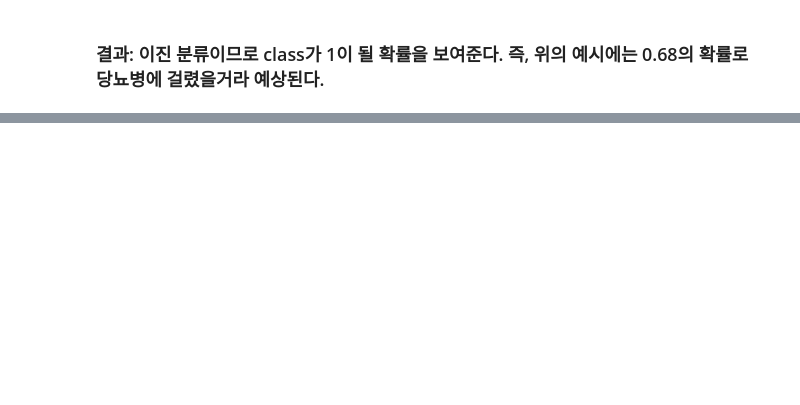
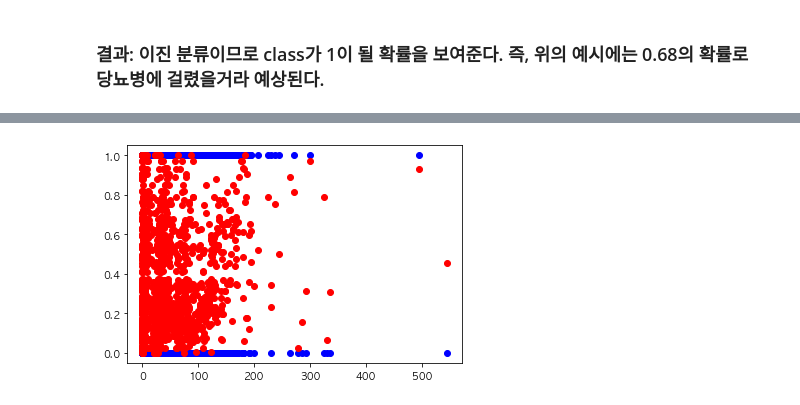
Before and after one commit to serendipi27/GJAI_NLP, a Jupyter notebook: 11_딥러닝_정형데이터분석.ipynb, the cells around one changed output, grey strips where cells are left out. Drawn from its saved outputs; the diff is of its cells as text; code cells hidden in the pictures; blank space fills up the shorter version.

```diff
--- a/11_딥러닝_정형데이터분석.ipynb
+++ b/11_딥러닝_정형데이터분석.ipynb
@@ -392,2 +392,10 @@ array([0.68045974], dtype=float32)
 # %% [markdown]
 ### 결과: 이진 분류이므로 class가 1이 될 확률을 보여준다. 즉, 위의 예시에는 0.68의 확률로 당뇨병에 걸렸을거라 예상된다.
+# %%
+%matplotlib inline
+import matplotlib.pyplot as plt
+
+plt.plot(X_test, y_test, 'bo')
+plt.plot(X_test, model.predict(X_test), 'ro')
+plt.show()
+# %% [output]
@@ -393,0 +403 @@ array([0.68045974], dtype=float32)
+[figure, added]
```
Also changed, not shown: parts of 84 cells of this notebook, 1 other file.
